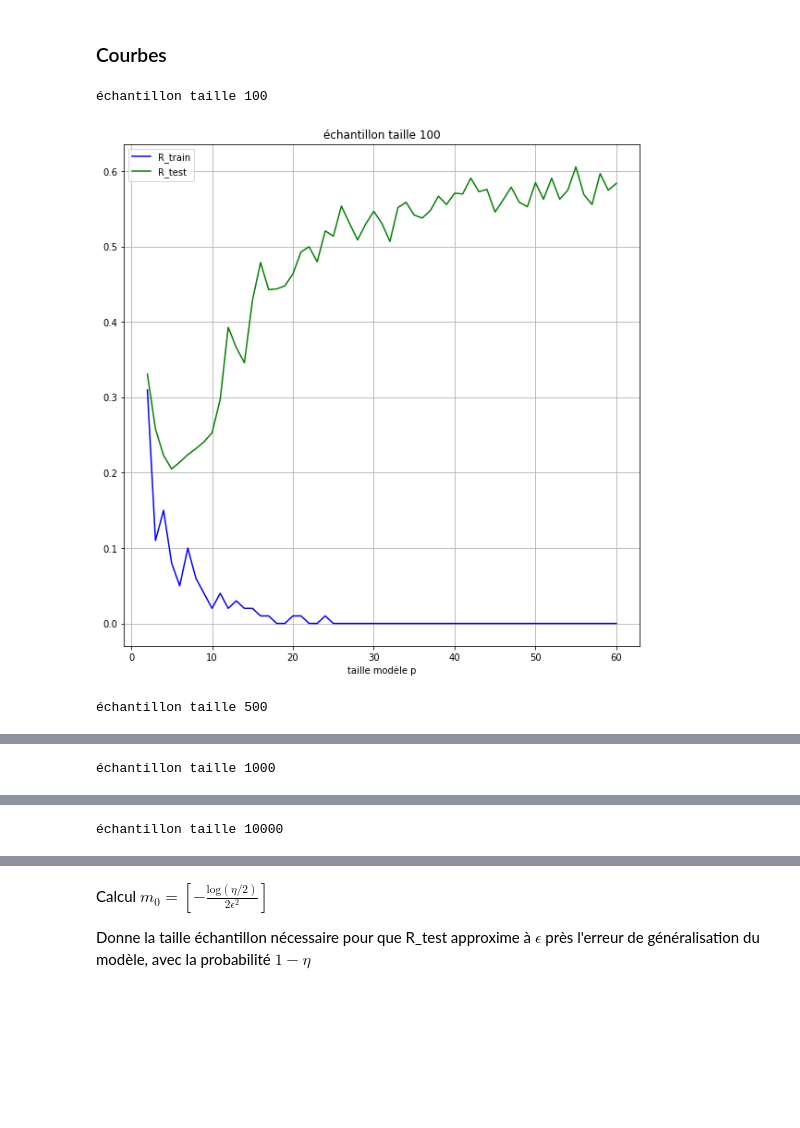
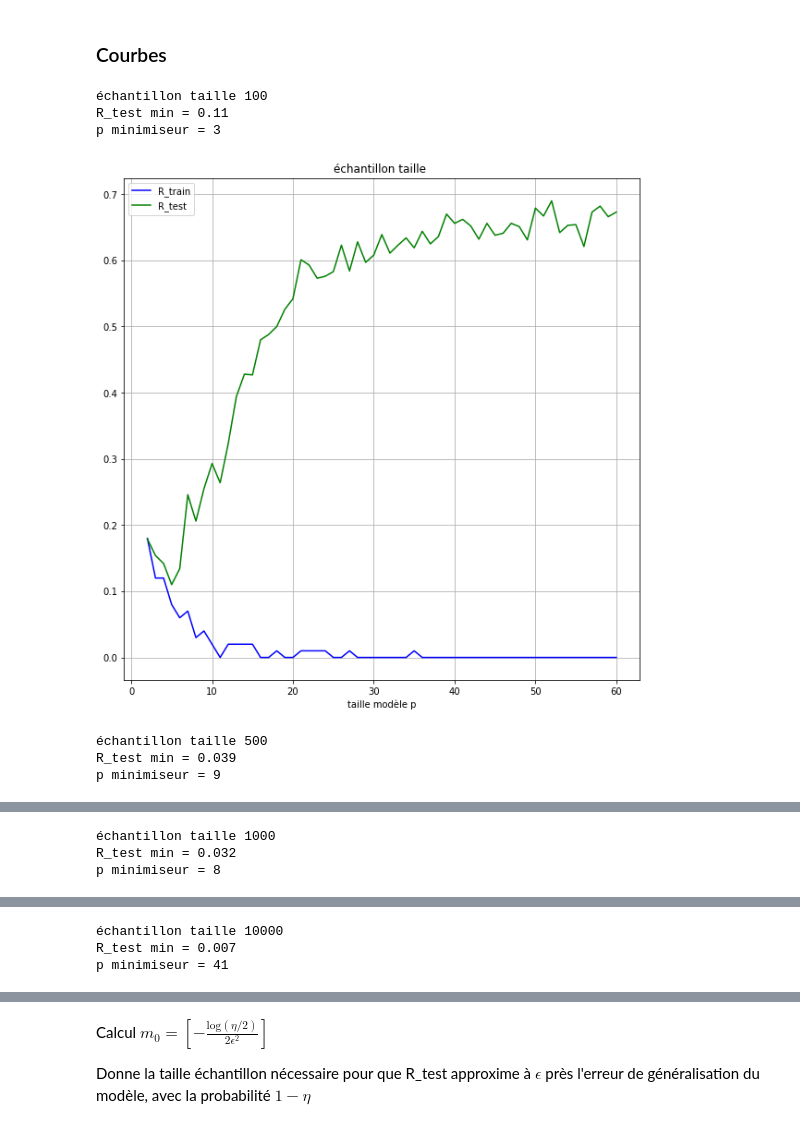
Before and after one commit to BenjaminDeporte/TP_Big_Data_1, a Jupyter notebook: TP1_Big_Data_Ben.ipynb, the cells around one changed output, grey strips where cells are left out. Saved outputs shown, nothing was run; the diff lists cells and outputs as text; code cells hidden in the pictures; blank space fills up the shorter version.

Commit message:
Ben : refait algo pourri estens

```diff
--- a/TP1_Big_Data_Ben.ipynb
+++ b/TP1_Big_Data_Ben.ipynb
@@ -26,7 +26,7 @@ def ensalea( n = 4,
         x2 = [ g[i,1] for i in range(n)]
         plt.scatter(x1, x2,color='red')
         # rajouter affichage des courbes de niveau à 0.5
-        taille = 50
+        taille = 30
         for i in range(taille):
             for j in range (taille):
                 x1, x2 = i/taille, j/taille
@@ -184,5 +233,5 @@ def estens(X1, X2, Y, p=3):
 # %%
-B, Re = estens(X1, X2, Y, 20)
+B, Re = estens(X1, X2, Y, 10)
 # %%
 B
 # %% [output]
@@ -251,33 +293,41 @@ testens(B,100,g,s)
 tailles_echantillon = [100, 500, 1000, 10000]
 
 p_min = 2
 p_max = 60
 
 for l in tailles_echantillon:
     print(f"échantillon taille {l}")
     R_train = np.zeros(p_max-p_min+1)
     R_test = np.zeros(p_max-p_min+1)
 
     for p in range(p_min,p_max+1):
         # p : taille modèle
         # print(f"modèle taille {p}")
         X1_train, X2_train, Y_train = echant(l, g, s, display = False)
         B, R_train[p-p_min] = estens(X1_train, X2_train, Y_train, p)
         taille_test = 1000
         R_test[p-p_min] = testens(B,taille_test,g,s)
 
+    p_minimiseur = np.argmin(R_test)
+    print(f"R_test min = {R_test.min()}")
+    print(f"p minimiseur = {p_minimiseur}")
+
     fig = plt.figure(figsize=(10,10))
     ax = fig.add_subplot(1,1,1)
     x = range(p_min,p_max+1)
     plt.plot(x, R_train, label = 'R_train', color='blue')
     plt.plot(x, R_test, label = 'R_test', color='green')
-    titre = 'échantillon taille ' + str(l)
+    titre = 'échantillon taille '
     plt.title(titre)
     plt.xlabel('taille modèle p')
     plt.grid(True)
     plt.legend()
     plt.show()
 # %% [output]
 échantillon taille 100
+R_test min = 0.11
+p minimiseur = 3
-[figure, old version]
+[figure, new version]
 échantillon taille 500
+R_test min = 0.039
+p minimiseur = 9
@@ -285 +335,3 @@ for l in tailles_echantillon:
 échantillon taille 1000
+R_test min = 0.032
+p minimiseur = 8
@@ -287 +339,3 @@ for l in tailles_echantillon:
 échantillon taille 10000
+R_test min = 0.007
+p minimiseur = 41
```
Also changed, not shown: parts of 10 cells of this notebook.
